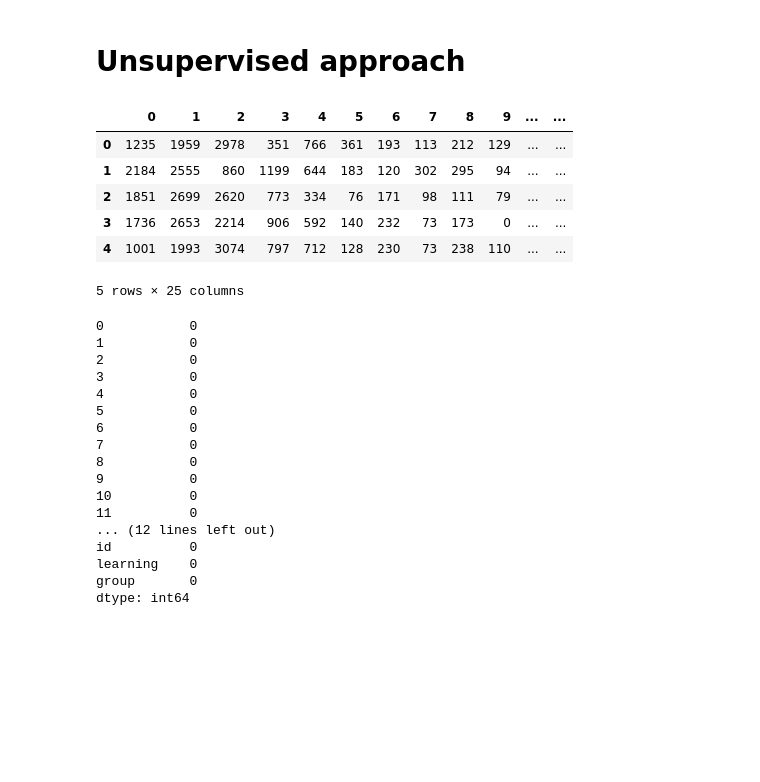
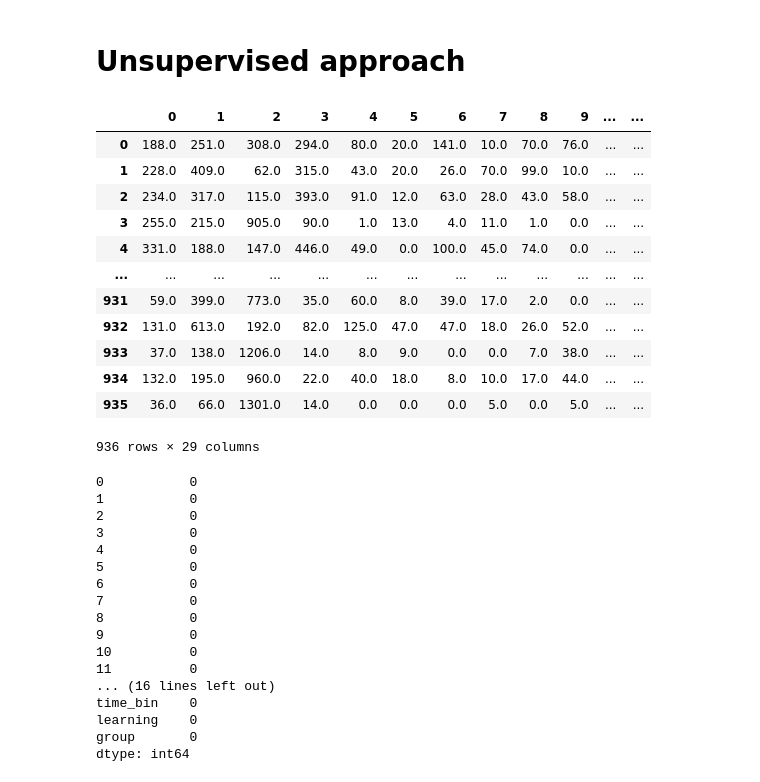
Before and after one commit to marccanela/BehavioralProfiles, a Jupyter notebook: behavior_abundance.ipynb, the cells around one changed output. Saved outputs shown, nothing was run; the diff lists cells and outputs as text; code cells hidden in the pictures; blank space fills up the shorter version.

Commit message:
update abundance syllable

```diff
--- a/behavior_abundance.ipynb
+++ b/behavior_abundance.ipynb
@@ -91,7 +91,7 @@ abundance_df.to_csv(root / '/Users/mcanela/Desktop/Behavior paper review/deepof_
 # Unsupervised approach
 # %%
 # Set up directories
-root = Path('/Volumes/becell/Lab Projects/ERCstG_HighMemory/Data/Marc/1_SOC/1_ProtocolControlsMales')
+root = Path('/Volumes/becell/Lab Projects/ERCstG_HighMemory/Data/Marc/1_SOC/2_ProtocolSexAge')
 moseq_path = root / "MoSeq/2024_05_23-11_06_49/results"
 deepof_conditions_path = root / "DeepOF/conditions.csv"
 
@@ -111,21 +111,41 @@ for file in moseq_path.glob('*.csv'):
 rows = []
 
 for file, syllables in syllable_dict.items():
-    counts = Counter(syllables)
-    row = {syll: counts.get(syll, 0) for syll in all_syllables}
-    row['id'] = file
-    rows.append(row)
+
+    # Split syllables into 6 parts
+    all_splits = np.array_split(syllables, 6)
+
+    # Count the number of occurrences of each syllable in each part
+    for i, split in enumerate(all_splits):
+        counts = Counter(split)
+        row = {'id': file, 'time_bin': i}
+        for syll, count in counts.items():
+            if syll not in all_syllables:
+                continue
+            row[syll] = count
+        rows.append(row)
 
 syllable_df = pd.DataFrame(rows)
 syllable_df = syllable_df.fillna(0)
+
+# Order the columns
+syllable_df = syllable_df[sorted(syllable_df.columns[2:]) + ['id', 'time_bin']]
-# %% [output]
-|  | 0 | 1 | 2 | 3 | 4 | 5 | 6 | 7 | 8 | 9 | ... | ... |
-| 0 | 1235 | 1959 | 2978 | 351 | 766 | 361 | 193 | 113 | 212 | 129 | ... | ... |
-| 1 | 2184 | 2555 | 860 | 1199 | 644 | 183 | 120 | 302 | 295 | 94 | ... | ... |
-| 2 | 1851 | 2699 | 2620 | 773 | 334 | 76 | 171 | 98 | 111 | 79 | ... | ... |
-| 3 | 1736 | 2653 | 2214 | 906 | 592 | 140 | 232 | 73 | 173 | 0 | ... | ... |
-| 4 | 1001 | 1993 | 3074 | 797 | 712 | 128 | 230 | 73 | 238 | 110 | ... | ... |
-5 rows × 25 columns
+# %%
+syllable_df
+# %% [output]
+|  | 0 | 1 | 2 | 3 | 4 | 5 | 6 | 7 | 8 | 9 | ... | ... |
+| 0 | 188.0 | 251.0 | 308.0 | 294.0 | 80.0 | 20.0 | 141.0 | 10.0 | 70.0 | 76.0 | ... | ... |
+| 1 | 228.0 | 409.0 | 62.0 | 315.0 | 43.0 | 20.0 | 26.0 | 70.0 | 99.0 | 10.0 | ... | ... |
+| 2 | 234.0 | 317.0 | 115.0 | 393.0 | 91.0 | 12.0 | 63.0 | 28.0 | 43.0 | 58.0 | ... | ... |
+| 3 | 255.0 | 215.0 | 905.0 | 90.0 | 1.0 | 13.0 | 4.0 | 11.0 | 1.0 | 0.0 | ... | ... |
+| 4 | 331.0 | 188.0 | 147.0 | 446.0 | 49.0 | 0.0 | 100.0 | 45.0 | 74.0 | 0.0 | ... | ... |
+| ... | ... | ... | ... | ... | ... | ... | ... | ... | ... | ... | ... | ... |
+| 931 | 59.0 | 399.0 | 773.0 | 35.0 | 60.0 | 8.0 | 39.0 | 17.0 | 2.0 | 0.0 | ... | ... |
+| 932 | 131.0 | 613.0 | 192.0 | 82.0 | 125.0 | 47.0 | 47.0 | 18.0 | 26.0 | 52.0 | ... | ... |
+| 933 | 37.0 | 138.0 | 1206.0 | 14.0 | 8.0 | 9.0 | 0.0 | 0.0 | 7.0 | 38.0 | ... | ... |
+| 934 | 132.0 | 195.0 | 960.0 | 22.0 | 40.0 | 18.0 | 8.0 | 10.0 | 17.0 | 44.0 | ... | ... |
+| 935 | 36.0 | 66.0 | 1301.0 | 14.0 | 0.0 | 0.0 | 0.0 | 5.0 | 0.0 | 5.0 | ... | ... |
+936 rows × 29 columns
 # %%
 # Split "id" column by "DLC" and keep the first part
 syllable_df['id'] = syllable_df['id'].str.split('DLC').str[0]
@@ -151,8 +171,8 @@ syllable_df.isnull().sum()
 9           0
 10          0
 11          0
-... (12 lines left out)
-id          0
+... (16 lines left out)
+time_bin    0
 learning    0
 group       0
 dtype: int64
```
Also changed, not shown: parts of 1 cell of this notebook.
